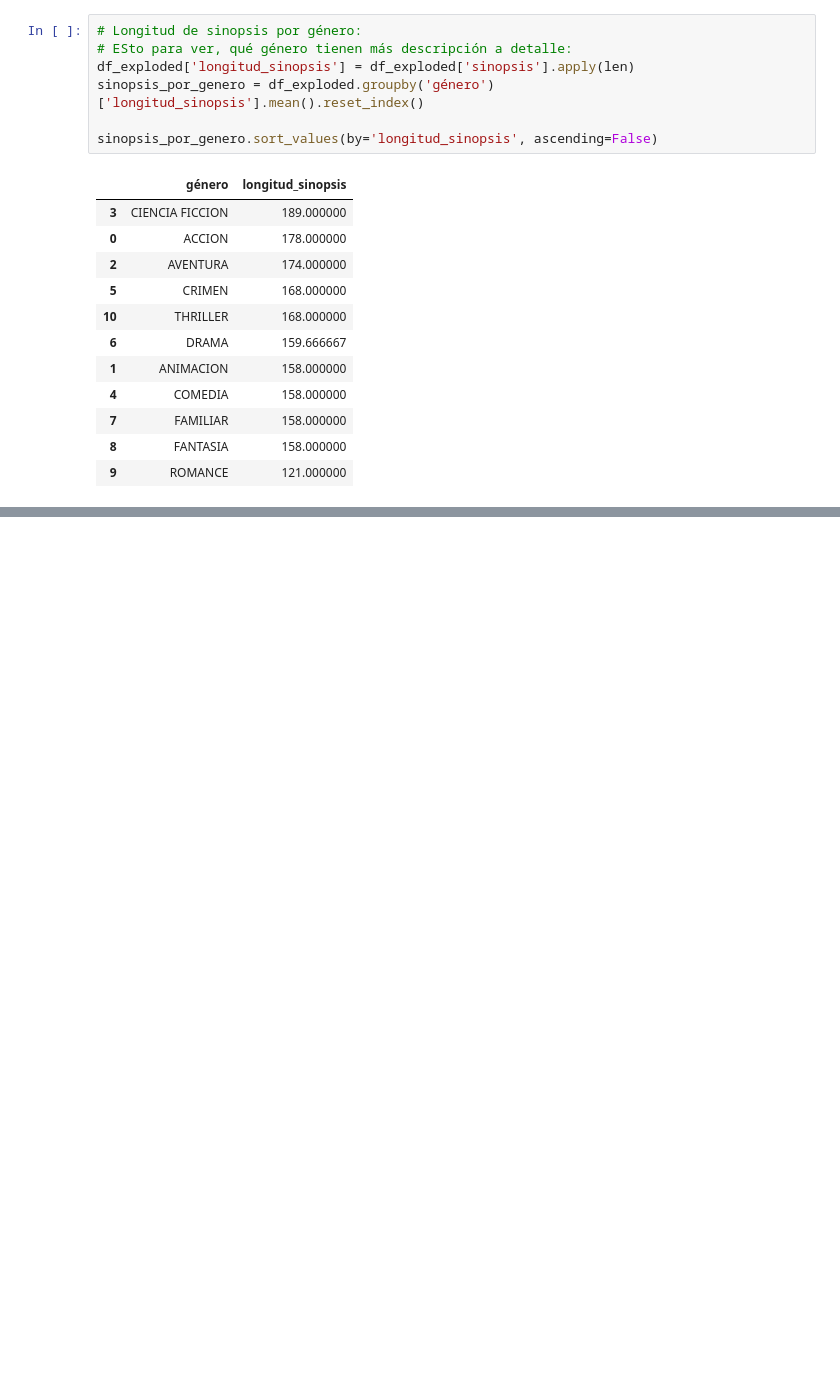
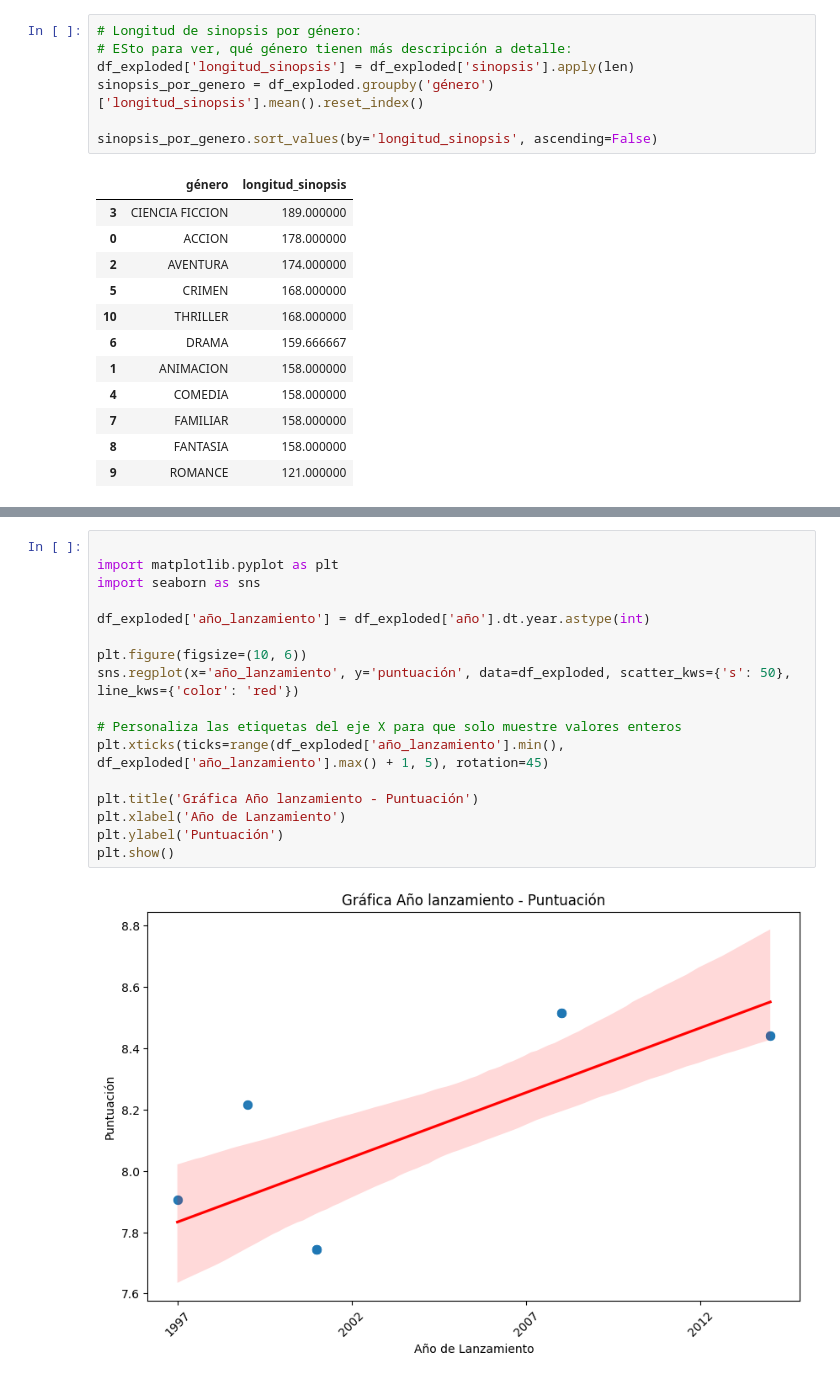
Before and after one commit to earo12/API-example, a Jupyter notebook: API_Movie.ipynb, the cells around one changed output, grey strips where cells are left out. Cells and saved outputs as stored; diff of their text form; blank space fills up the shorter version.

```diff
--- a/API_Movie.ipynb
+++ b/API_Movie.ipynb
@@ -579,0 +670,19 @@ sinopsis_por_genero.sort_values(by='longitud_sinopsis', ascending=False)
+# %%
+
+import matplotlib.pyplot as plt
+import seaborn as sns
+
+df_exploded['año_lanzamiento'] = df_exploded['año'].dt.year.astype(int)
+
+plt.figure(figsize=(10, 6))
+sns.regplot(x='año_lanzamiento', y='puntuación', data=df_exploded, scatter_kws={'s': 50}, line_kws={'color': 'red'})
+
+# Personaliza las etiquetas del eje X para que solo muestre valores enteros
+plt.xticks(ticks=range(df_exploded['año_lanzamiento'].min(), df_exploded['año_lanzamiento'].max() + 1, 5), rotation=45)
+
+plt.title('Gráfica Año lanzamiento - Puntuación')
+plt.xlabel('Año de Lanzamiento')
+plt.ylabel('Puntuación')
+plt.show()
+# %% [output]
+[figure, added]
```
Also changed, not shown: parts of 14 cells of this notebook.
